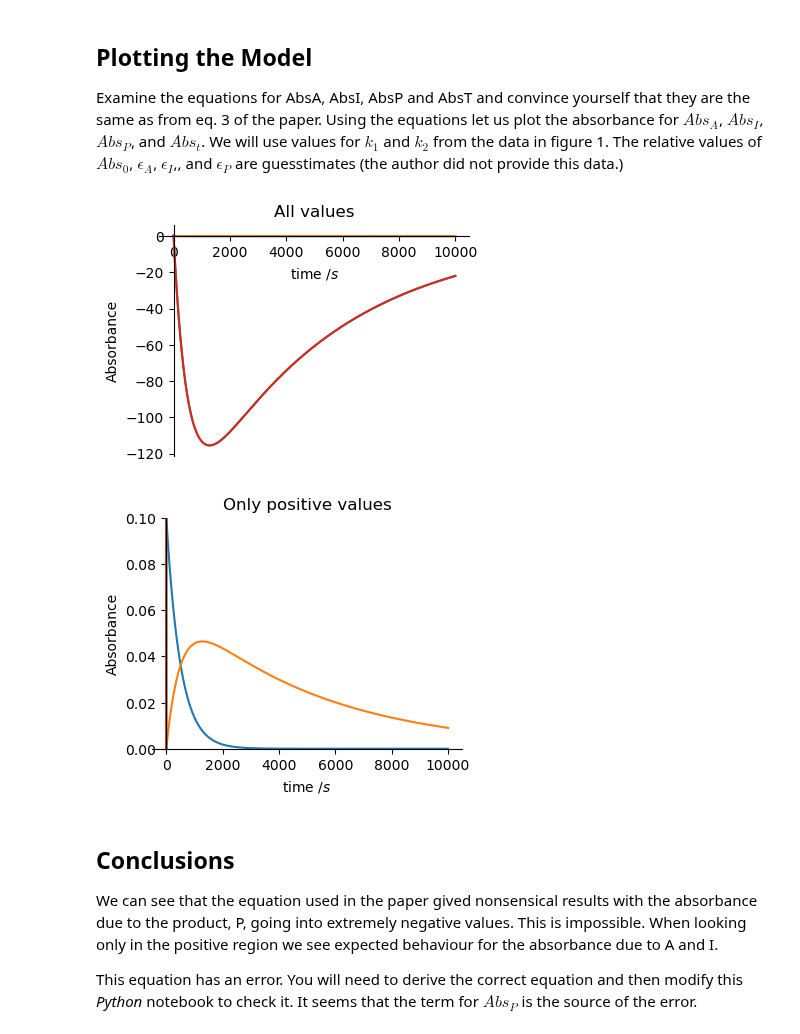
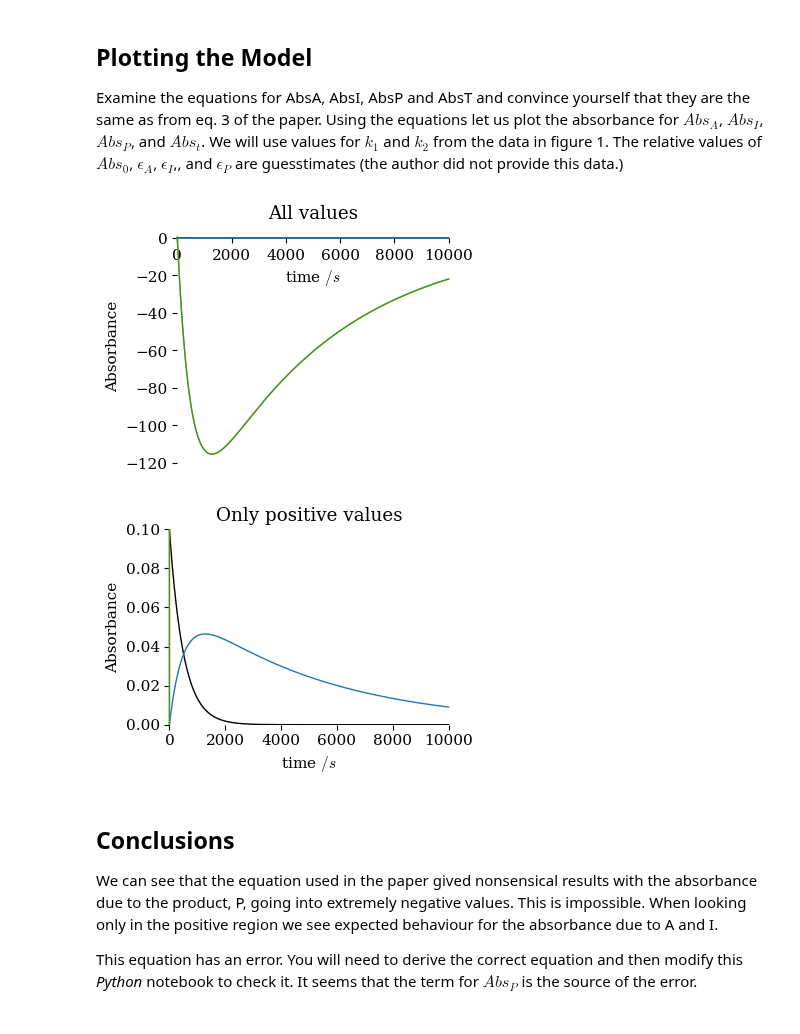
Before and after one commit to blinkletter/4410PythonNotebooks, a Jupyter notebook: Class_10/01-Kirby2_PlotEqsFromPaper.ipynb, the cells around one changed output. Saved outputs shown, nothing was run; the diff lists cells and outputs as text; code cells hidden in the pictures.

```diff
--- a/Class_10/01-Kirby2_PlotEqsFromPaper.ipynb
+++ b/Class_10/01-Kirby2_PlotEqsFromPaper.ipynb
@@ -83,6 +83,7 @@ eA_value = 1       # use ratio so that eI/eA = 0.6 for example
 eI_value = 0.6
 eP_value = 3
 
+# Create dictionaries contains substitution for each term
 subs_dict_At = {
                 k1: k1_value,
                 Abs0: Abs0_value
@@ -106,39 +107,42 @@ subs_dict_Abst = {
                   k2: k2_value,
                   Abs0: Abs0_value,
                   eA: eA_value,
                   eI: eI_value,
                   eP: eP_value,
                   }
 
-
+# plot each term using the values established above
 t_range = [t,0,10000]
-
 p1 = sym.plot(AbsA_expr.subs(subs_dict_At),t_range, show=False)
 p2 = sym.plot(AbsI_expr.subs(subs_dict_It),t_range, show=False)
 p3 = sym.plot(AbsP_expr.subs(subs_dict_Pt),t_range, show=False)
 p4 = sym.plot(Abst_expr.subs(subs_dict_Abst),t_range, show=False)
 
 p1.extend(p2)   # add all plots to p1
 p1.extend(p3)
 p1.extend(p4)
 
-# display settings for p1
-p1.size = [4,3]
+# Outout the combined plot
+
+p1.size = [4,3]           # display settings for p1
 p1.xlabel = r"time $/s$"
 p1.ylabel = r"Absorbance"
+
+plt.rcdefaults()
+plt.style.use("../styles/tufte.mplstyle")     ### Then add a fancy style sheet
 
 p1.title="All values"
 p1.ylim = [None,None]
 p1.save("p1.pdf")   # save and show p1
 #p1.show()          # show p1
 
 p1.title="Only positive values"
 p1.ylim = [0,0.1]
 p1.save("p1b.pdf")
 #p1.show()
 # %% [output]
-[figure, old version]
+[figure, new version]
-[figure, old version]
+[figure, new version]
 # %% [markdown]
 ## Conclusions
 
```
Also changed, not shown: parts of 1 cell of this notebook, 4 other files.
